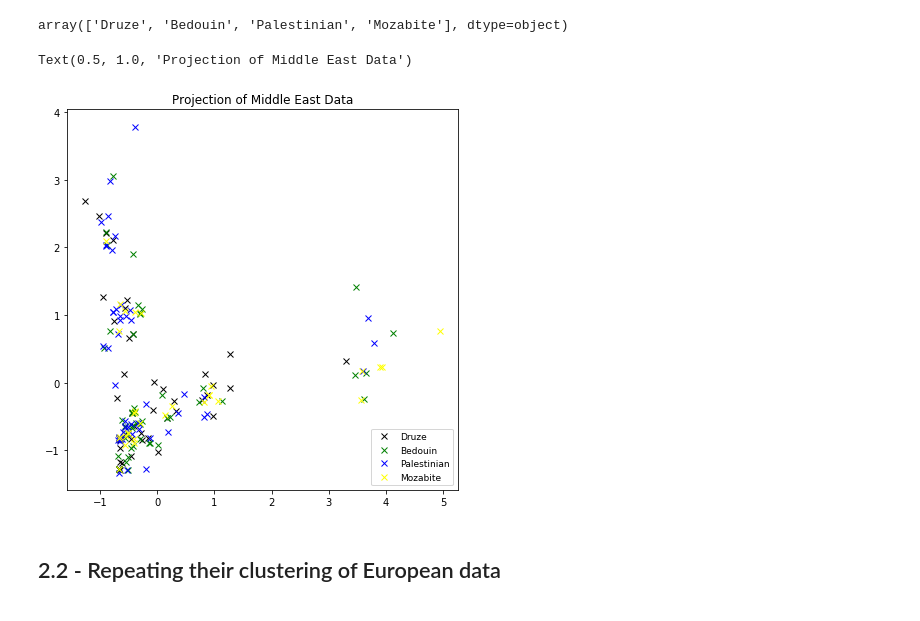
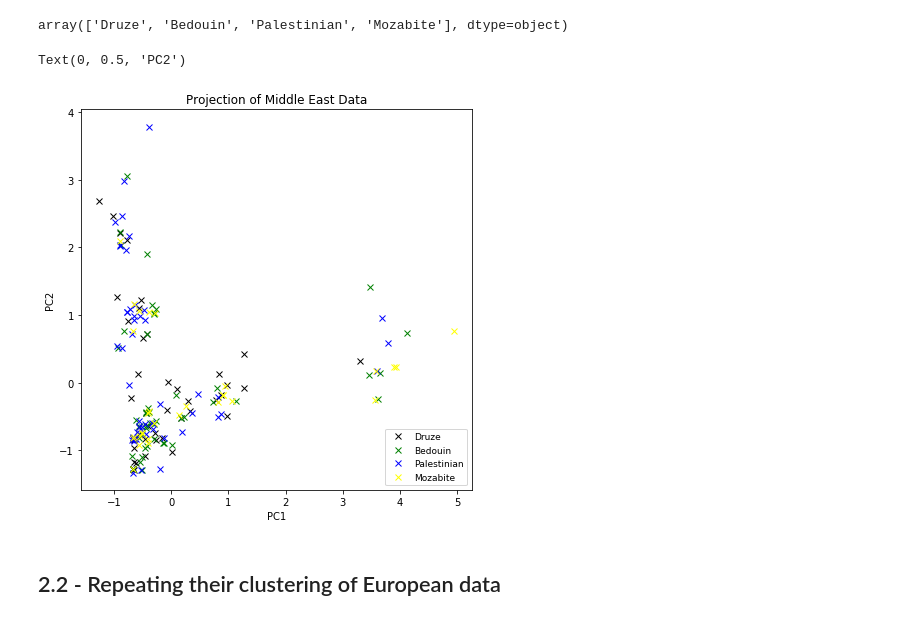
Before and after one commit to andrewdchen/Data88_Final_Project, a Jupyter notebook: Data88_Project_AC_SN.ipynb, the cells around one changed output. Drawn from its saved outputs; the diff is of its cells as text; code cells hidden in the pictures.

```diff
--- a/Data88_Project_AC_SN.ipynb
+++ b/Data88_Project_AC_SN.ipynb
@@ -131,14 +132,16 @@ array(['Druze', 'Bedouin', 'Palestinian', 'Mozabite'], dtype=object)
 # %%
 plt.figure(figsize=(7,7))
 plt.plot(mito_pcs_me[middle_east_labels=='Druze',0], mito_pcs_me[middle_east_labels=='Druze',1], 'x', c = 'black')
 plt.plot(mito_pcs_me[middle_east_labels=='Bedouin',0], mito_pcs_me[middle_east_labels=='Bedouin',1], 'x', c = 'green')
 plt.plot(mito_pcs_me[middle_east_labels=='Palestinian',0], mito_pcs_me[middle_east_labels=='Palestinian',1], 'x', c = 'blue')
 plt.plot(mito_pcs_me[middle_east_labels=='Mozabite',0], mito_pcs_me[middle_east_labels=='Mozabite',1], 'x', c = 'yellow')
 plt.legend(['Druze', 'Bedouin', 'Palestinian', 'Mozabite'], loc = "lower right", prop={'size': 9})
 plt.title('Projection of Middle East Data')
+plt.xlabel('PC1')
+plt.ylabel('PC2')
 # %% [output]
-Text(0.5, 1.0, 'Projection of Middle East Data')
+Text(0, 0.5, 'PC2')
-[figure, old version]
+[figure, new version]
 # %% [markdown]
 ## 2.2 - Repeating their clustering of European data
 # %%
```
Also changed, not shown: parts of 5 cells of this notebook.
